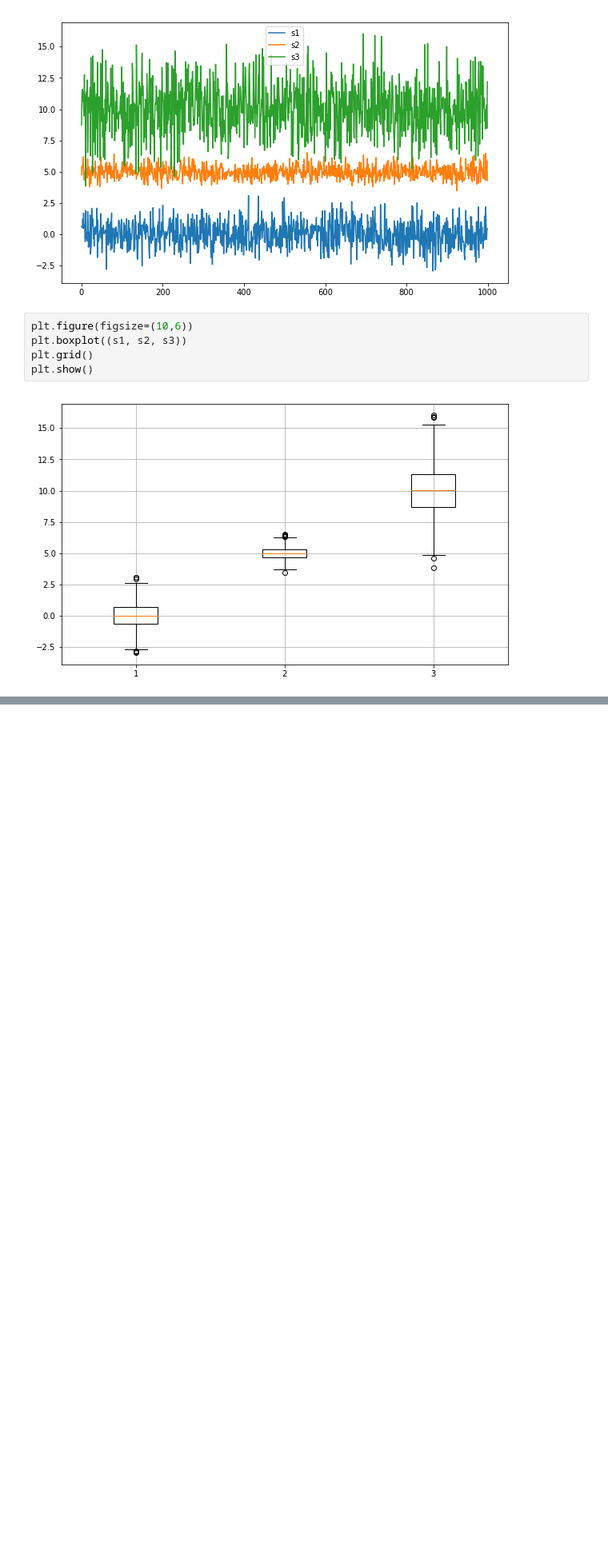
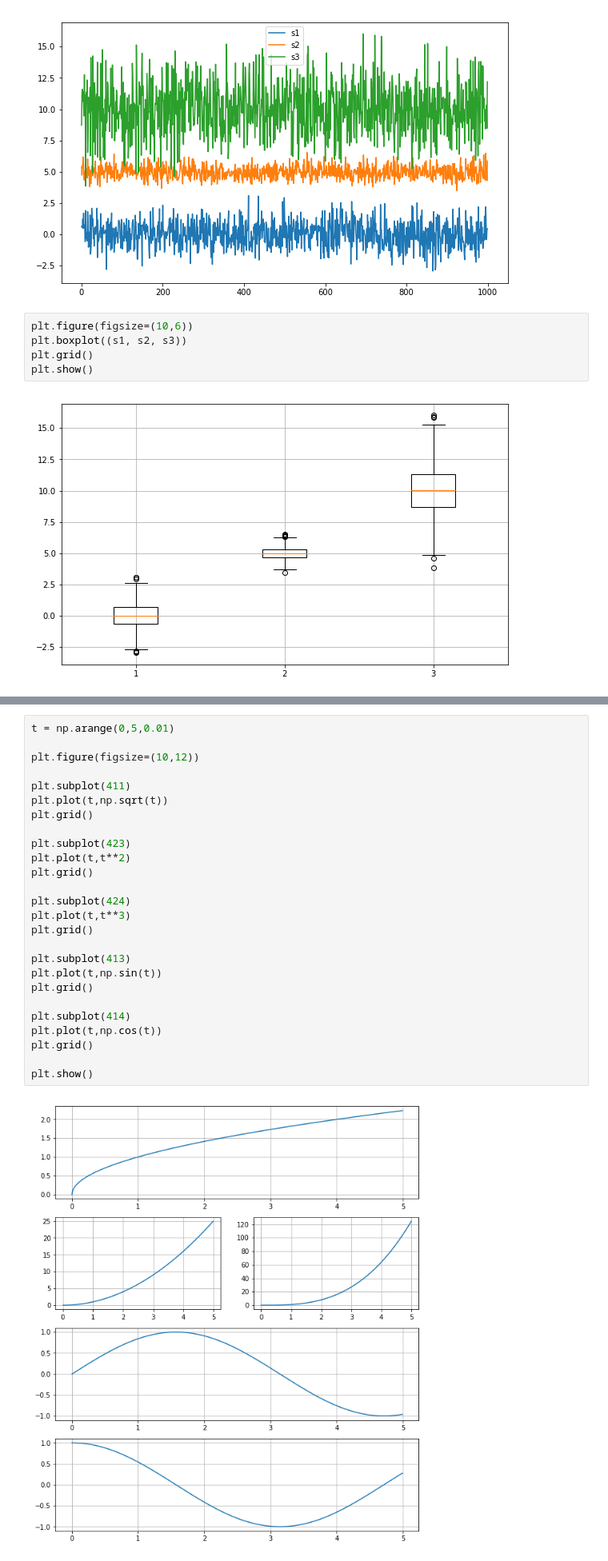
Before and after one commit to lemontia/DataScienceBook, a Jupyter notebook: 모둘학습/1-2. 시각화도구 - Matplotlib.ipynb, the cells around one changed output, grey strips where cells are left out. Shown: that part at 80% size. Saved outputs shown, nothing was run; the diff lists cells and outputs as text; blank space fills up the shorter version.

```diff
--- a/모둘학습/1-2. 시각화도구 - Matplotlib.ipynb
+++ b/모둘학습/1-2. 시각화도구 - Matplotlib.ipynb
@@ -156,0 +179,28 @@ plt.show()
+# %%
+t = np.arange(0,5,0.01)
+
+plt.figure(figsize=(10,12))
+
+plt.subplot(411)
+plt.plot(t,np.sqrt(t))
+plt.grid()
+
+plt.subplot(423)
+plt.plot(t,t**2)
+plt.grid()
+
+plt.subplot(424)
+plt.plot(t,t**3)
+plt.grid()
+
+plt.subplot(413)
+plt.plot(t,np.sin(t))
+plt.grid()
+
+plt.subplot(414)
+plt.plot(t,np.cos(t))
+plt.grid()
+
+plt.show()
+# %% [output]
+[figure, added]
```
Also changed, not shown: parts of 2 cells of this notebook, 12 other files.
